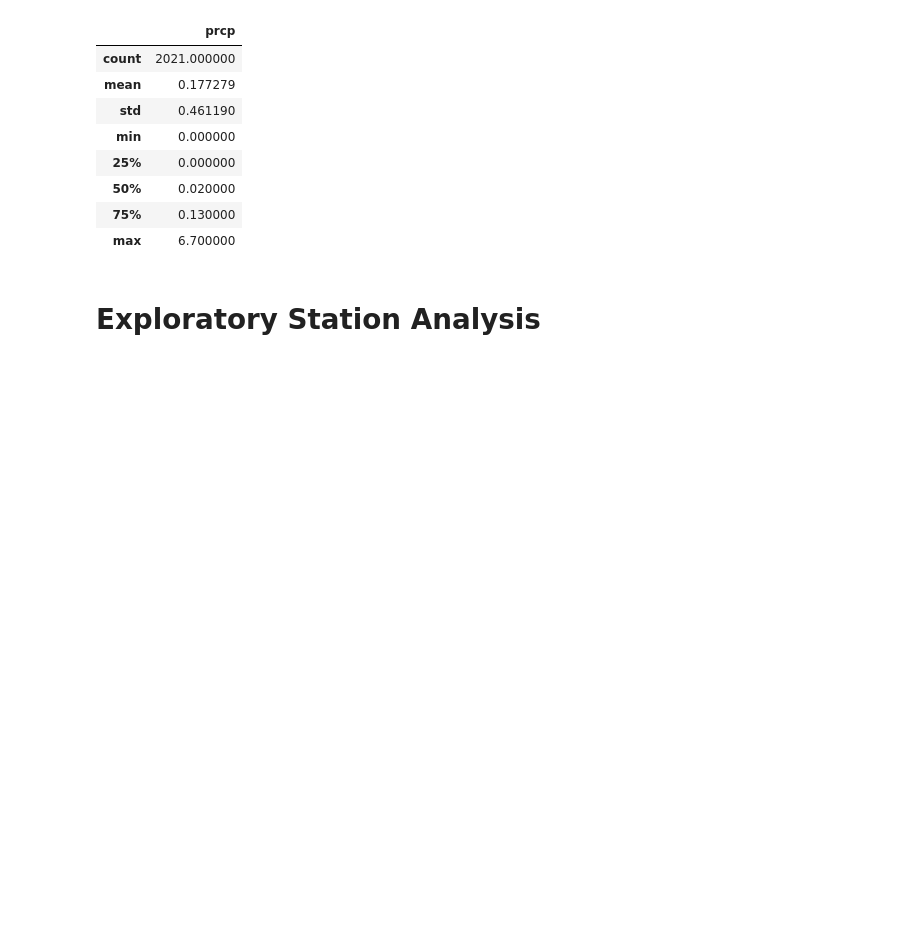
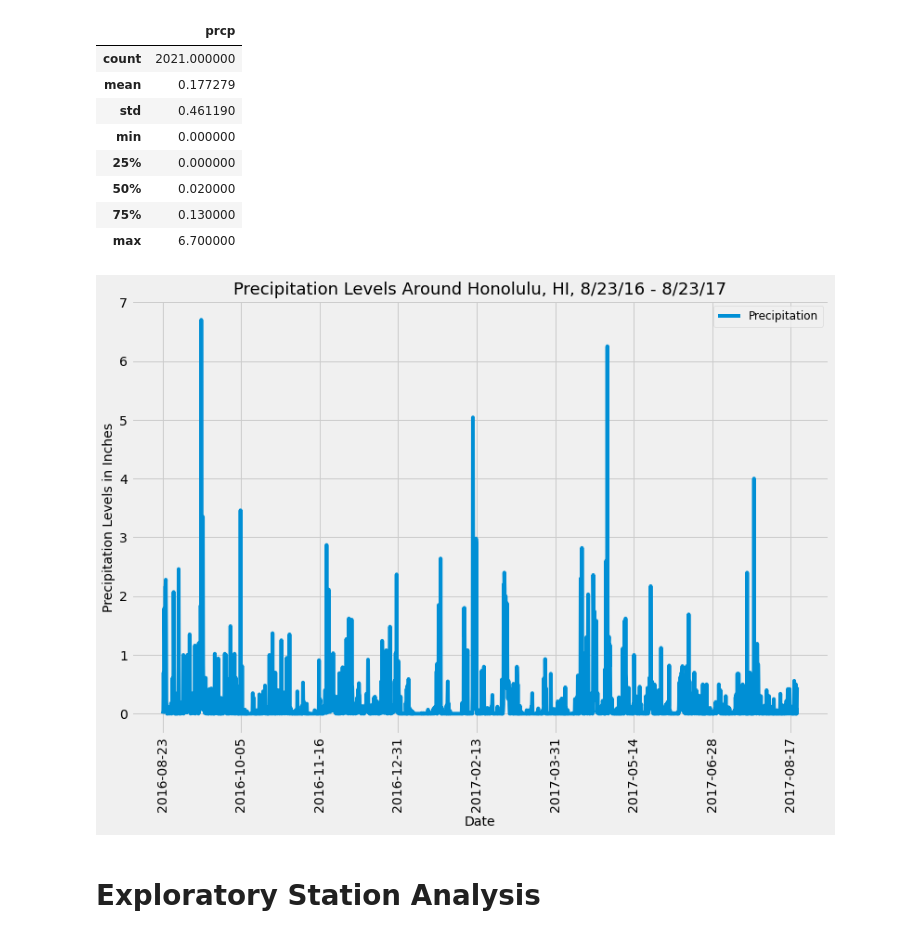
Before and after one commit to cayelsie/SQLalchemy-Hawaii-trip, a Jupyter notebook: climate_main.ipynb, the cells around one changed output. Cells and saved outputs as stored; diff of their text form; code cells hidden in the pictures; blank space fills up the shorter version.

Commit message:
First part completed, except dates do not match on the first plot

```diff
--- a/climate_main.ipynb
+++ b/climate_main.ipynb
@@ -142,29 +142,13 @@ print("Query Date: ", last_year)
 precip = session.query(Measurement.date, Measurement.prcp).filter(Measurement.date >= last_year).all()
 precip
 
-# Save the query results as a Pandas DataFrame and set the index to the date column
+# Save the query results as a Pandas DataFrame and set the index to the date column. Drop NaN values, as leaving them will alter stats
 precip_df = pd.DataFrame(precip)
-reset_precip_df = precip_df.set_index('date')
+reset_precip_df = precip_df.set_index('date').dropna()
 
 # Sort the dataframe by date
-sorted_precip_df = reset_precip_df.sort_values(by= 'date', ascending = False, inplace=False)
-sorted_precip_df
+sorted_precip_df = reset_precip_df.sort_index()
 
-# Use Pandas Plotting with Matplotlib to plot the data
-
-#Plot the bar chart with title
-sorted_precip_df.plot(kind = "bar", color = "dodgerblue", figsize = (12,8))
-
-
-
-#Add title and labels for each axis and set font size.
-plt.title("Precipitation in Inches in Hawaii, 8/23/16 - 8/23/17", fontsize = (18))
-plt.ylabel("Inches", fontsize = (14))
-# plt.xticks(rotation = 45, fontsize = (12))
-plt.xlabel("Date", fontsize = (14))
-plt.legend(["Precipitation"], loc = "best", prop={"size": 12})
-
-#Display the chart
-plt.show()
+sorted_precip_df.head()
 # %% [output]
 Query Date:  2016-08-23
@@ -182,6 +172,25 @@ sorted_precip_df.describe()
 | 50% | 0.020000 |
 | 75% | 0.130000 |
 | max | 6.700000 |
+# %%
+# Use Pandas Plotting with Matplotlib to plot the data
+
+# ax = sorted_precip_df.plot(rot=90, figsize = (12,8))
+# ax.set_title("Precipitation Levels Around Honolulu, HI, 8/23/16 - 8/23/17")
+# ax.set_ylabel("Precipitation Levels in Inches")
+# plt.legend(["Precipitation"], loc = "upper right", prop={"size": 12})
+# plt.show()
+
+sorted_precip_df.plot(rot=90, figsize = (12,8))
+plt.title("Precipitation Levels Around Honolulu, HI, 8/23/16 - 8/23/17", fontsize = (18))
+plt.ylabel("Precipitation Levels in Inches", fontsize = (14))
+plt.xlabel("Date", fontsize = (14))
+plt.legend(["Precipitation"], loc = "upper right", prop={"size": 12})
+plt.show()
+
+#How do i determine what dates are along the x? They don't match....
+# %% [output]
+[figure, added]
 # %% [markdown]
 # Exploratory Station Analysis
 # %%
```
Also changed, not shown: parts of 8 cells of this notebook.
